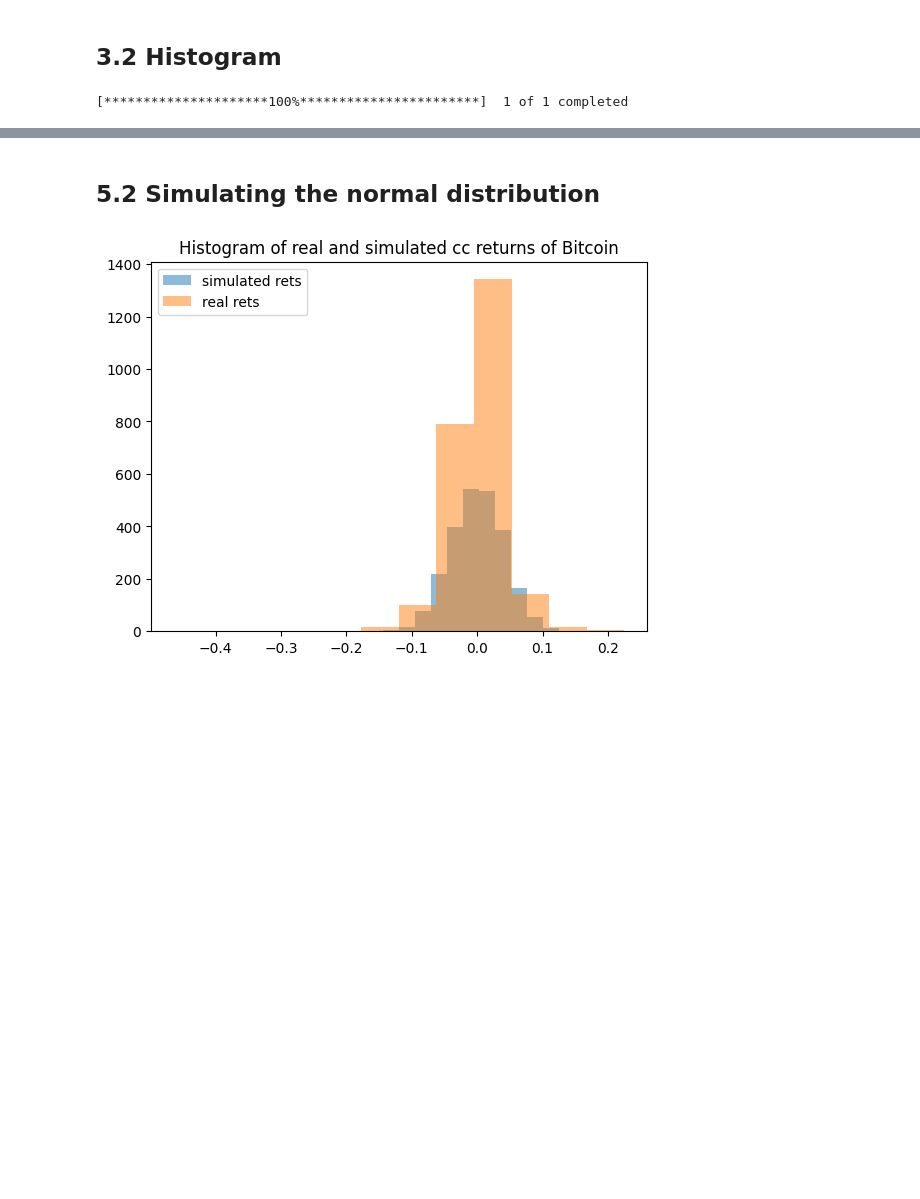
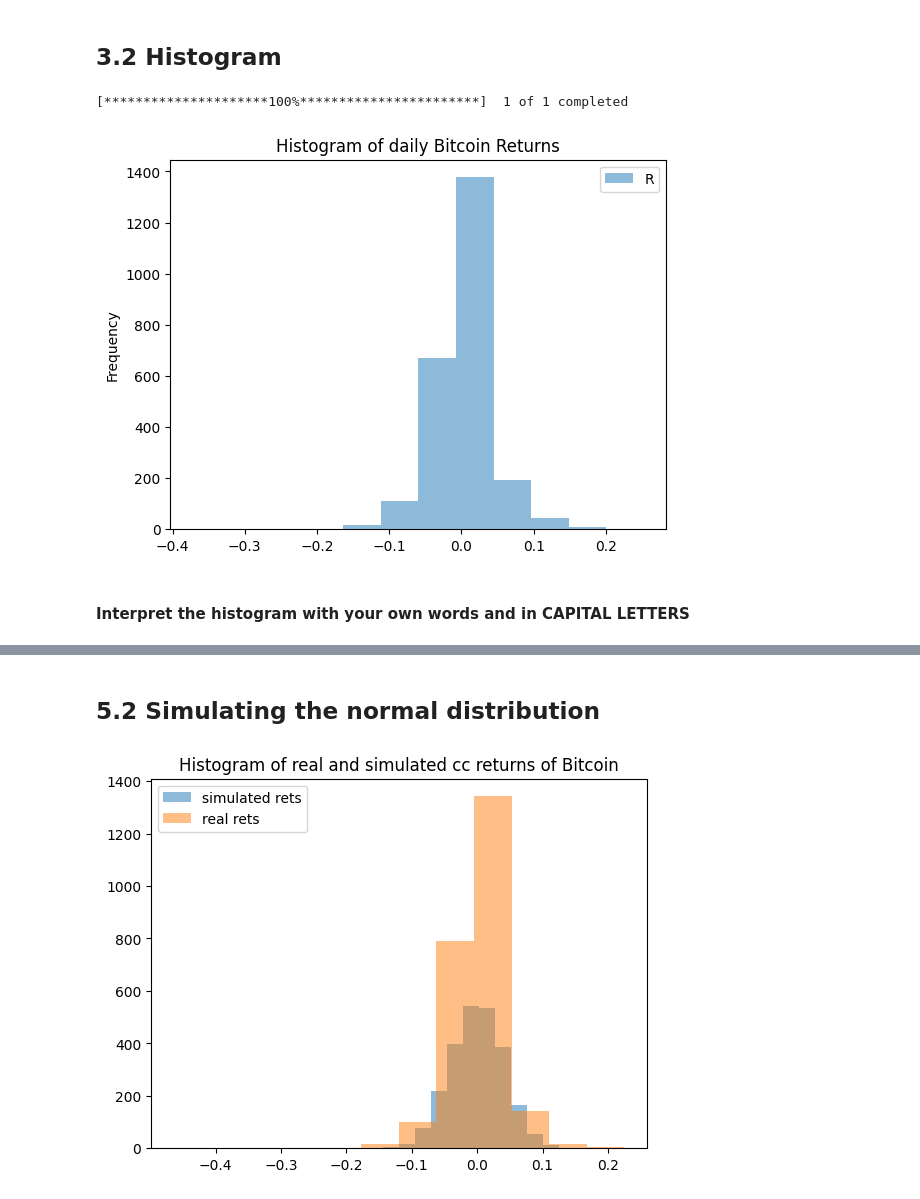
Before and after one commit to CarlosOX/WOKRSHOP_Carlos, a Jupyter notebook: WORKSHOP1.ipynb, the cells around one changed output, grey strips where cells are left out. Saved outputs shown, nothing was run; the diff lists cells and outputs as text; code cells hidden in the pictures; blank space fills up the shorter version.

```diff
--- a/WORKSHOP1.ipynb
+++ b/WORKSHOP1.ipynb
@@ -194,3 +194,10 @@ BTC["r"] = np.log(BTC['Adj Close']).diff(1)
 BTCR = BTC[['R','r']].copy()
 # %% [output]
 [*********************100%***********************]  1 of 1 completed
+# %%
+R_bitcoin = pd.DataFrame(BTCR[["R"]])
+hist=R_bitcoin.plot.hist(bins=12,alpha=0.5,title="Histogram of daily Bitcoin Returns")
+# %% [output]
+[figure, added]
+# %% [markdown]
+#### Interpret the histogram with your own words and in CAPITAL LETTERS
```
Also changed, not shown: parts of 7 cells of this notebook.
